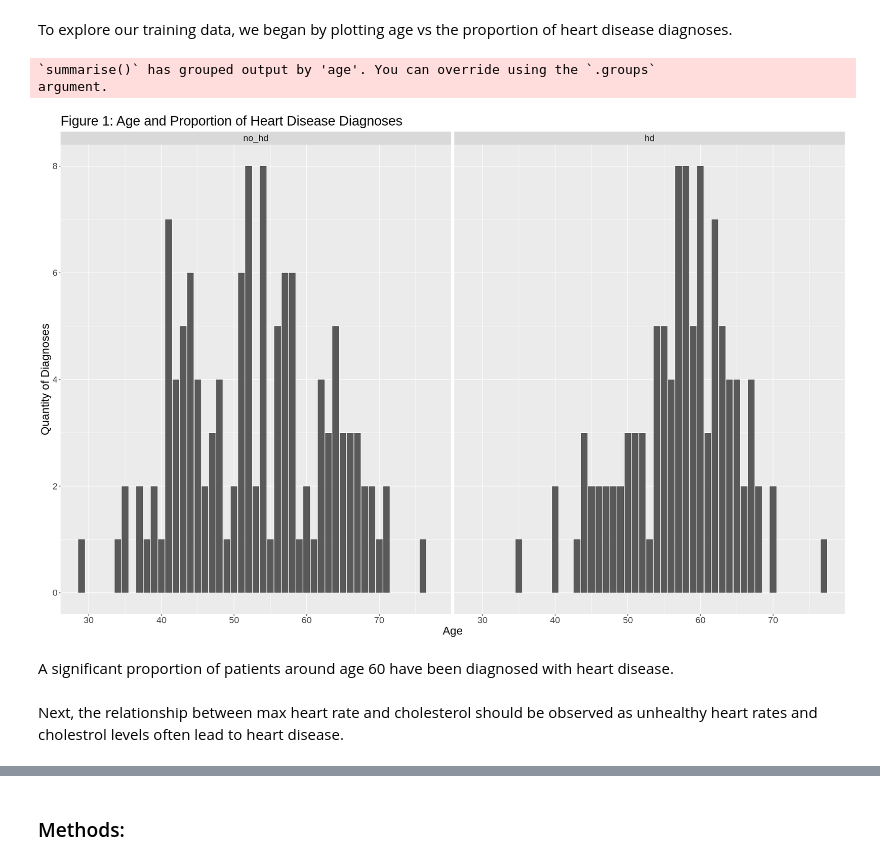
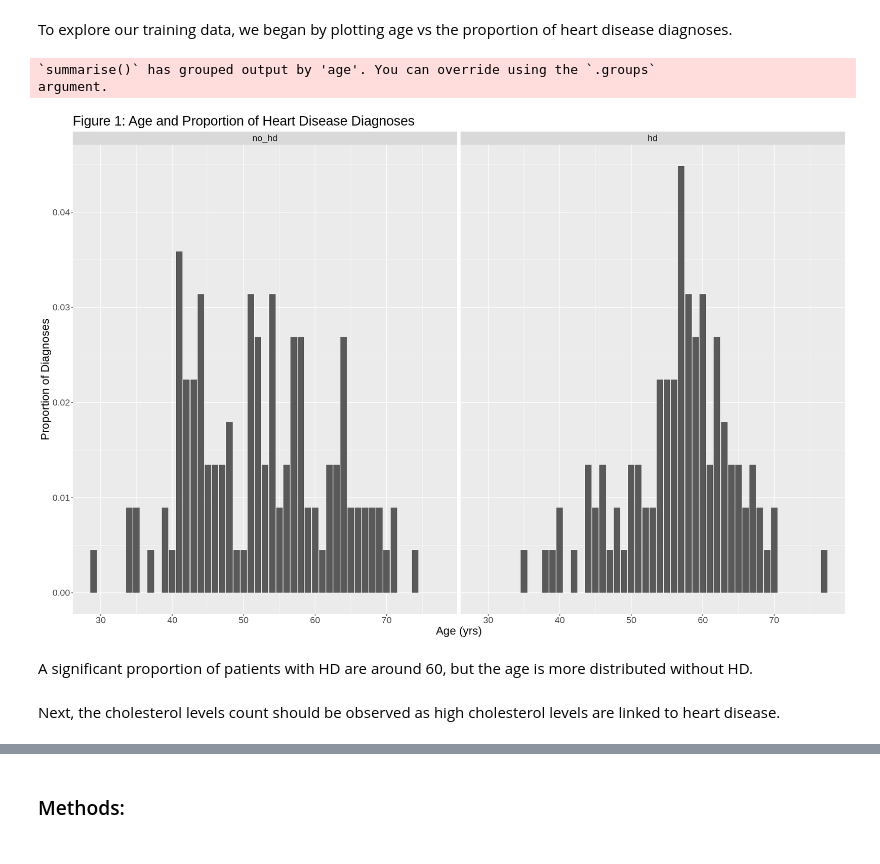
Before and after one commit to VashistSahil/DSCI-100-project, a Jupyter notebook: dsci100 proposal below 500 wrds.ipynb, the cells around one changed output, grey strips where cells are left out. Drawn from its saved outputs; the diff is of its cells as text; code cells hidden in the pictures.

Commit message:
Proposal below 500 changed graphs
Bar graphs/histograms instead, removed min/max table

```diff
--- a/dsci100 proposal below 500 wrds.ipynb
+++ b/dsci100 proposal below 500 wrds.ipynb
@@ -199,25 +190,26 @@ A tibble: 2 × 5
 To explore our training data, we began by plotting age vs the proportion of heart disease diagnoses.
 # %%
 options(repr.plot.width = 20, repr.plot.height = 13)
+total_rows <- nrow(heart_train)
 hd_age_count <- heart_train |>
     group_by(age, predicted) |>
-    summarize(count = n())
+    summarize(count = n()/total_rows)
 
 hd_age_plot <- hd_age_count |>
     ggplot(aes(x = age, y = count)) +
     geom_bar(stat = "identity") +
-    labs(x = "Age", y = "Quantity of Diagnoses") +
+    labs(x = "Age (yrs)", y = "Proportion of Diagnoses") +
     scale_fill_discrete(labels = c("No Heart Disease  Present", "Heart Disease Present")) +
     ggtitle("Figure 1: Age and Proportion of Heart Disease Diagnoses") +
     facet_grid(cols = vars(predicted)) +
     theme(text = element_text(size = 20))
 
 hd_age_plot
 # %% [output]
 `summarise()` has grouped output by 'age'. You can override using the `.groups`
 argument.
-[figure, old version]
+[figure, new version]
 # %% [markdown]
-A significant proportion of patients around age 60 have been diagnosed with heart disease.
+A significant proportion of patients with HD are around 60, but the age is more distributed without HD.
 # %% [markdown]
-Next, the relationship between max heart rate and cholesterol should be observed as unhealthy heart rates and cholestrol levels often lead to heart disease.
+Next, the cholesterol levels count should be observed as high cholesterol levels are linked to heart disease.
```
Also changed, not shown: parts of 19 cells of this notebook.
